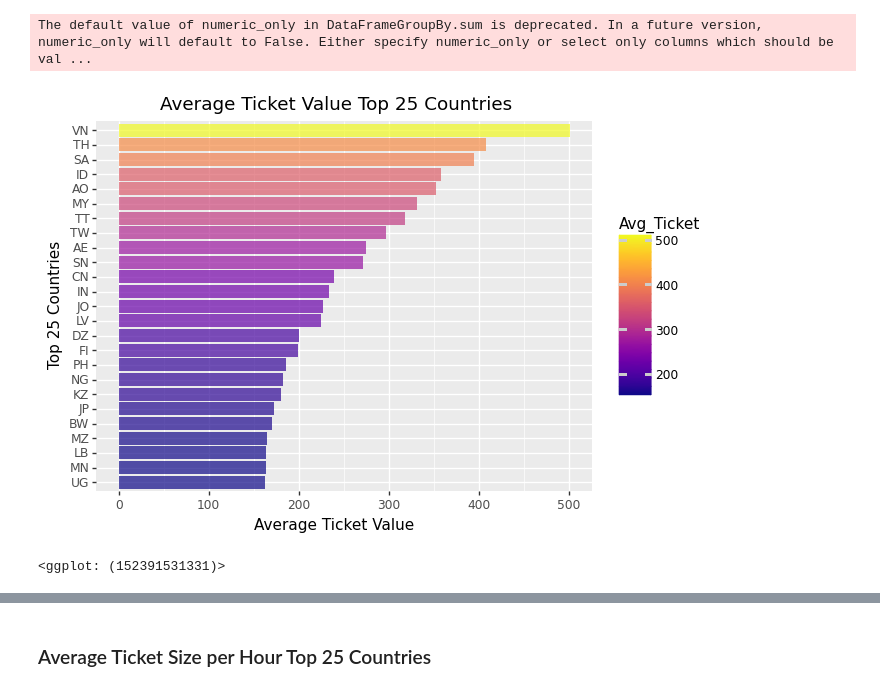
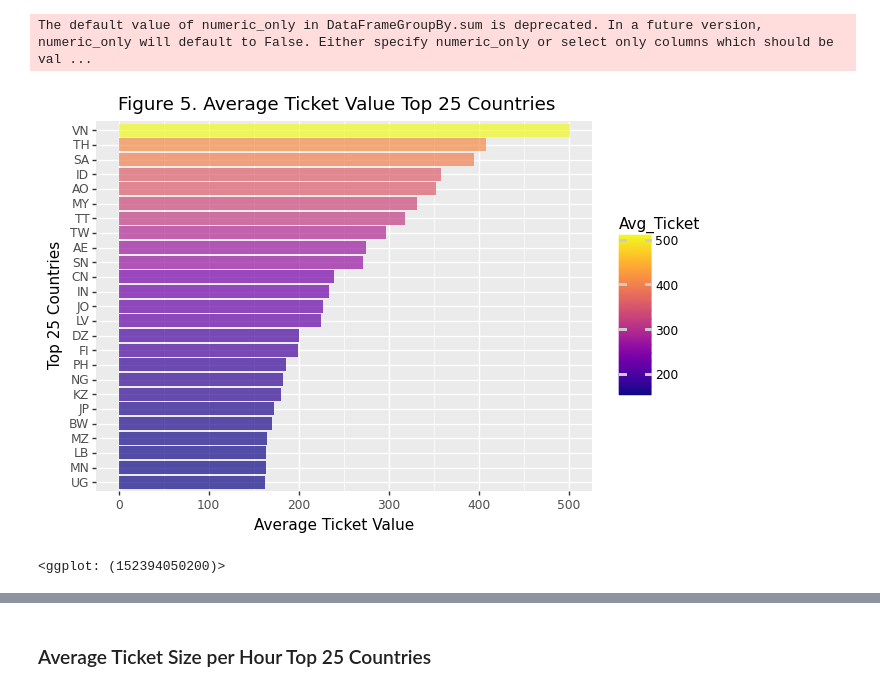
Before and after one commit to callysthenes/citibank_business_case_visual, a Jupyter notebook: DV_GroupA.ipynb, the cells around one changed output, grey strips where cells are left out. Drawn from its saved outputs; the diff is of its cells as text; code cells hidden in the pictures.

```diff
--- a/DV_GroupA.ipynb
+++ b/DV_GroupA.ipynb
@@ -416,16 +432,16 @@ The default value of numeric_only in DataFrameGroupBy.sum is deprecated. In a fu
 # %%
 #Bar Chart for top 25 countries ordered by Average Ticket Value
 ggplot(df_sorted_avg1, aes(x = 'reorder(customer_country, Avg_Ticket, fun=sum)', y = 'Avg_Ticket', fill='Avg_Ticket'))\
     + geom_bar(stat="identity",alpha = 0.7)\
         + scale_x_discrete()\
             + coord_flip()\
                 +scale_fill_cmap(cmap_name="plasma")\
-                    + ggtitle("Average Ticket Value Top 25 Countries")\
+                    + ggtitle("Figure 5. Average Ticket Value Top 25 Countries")\
                         +labs(y= "Average Ticket Value ", x = "Top 25 Countries")\
                             + guides(color=guide_legend(title='Avg Ticket Value'))
 # %% [output]
-[figure, old version]
+[figure, new version]
-<ggplot: (152391531331)>
+<ggplot: (152394050200)>
 # %%
 df9 = pd.merge(left=df, right=df_sorted_avg1[['customer_country','Avg_Ticket']], on ='customer_country', how ='left')
 df9['Avg_Ticket'].fillna('Other', inplace=True)
```
Also changed, not shown: parts of 22 cells of this notebook.
